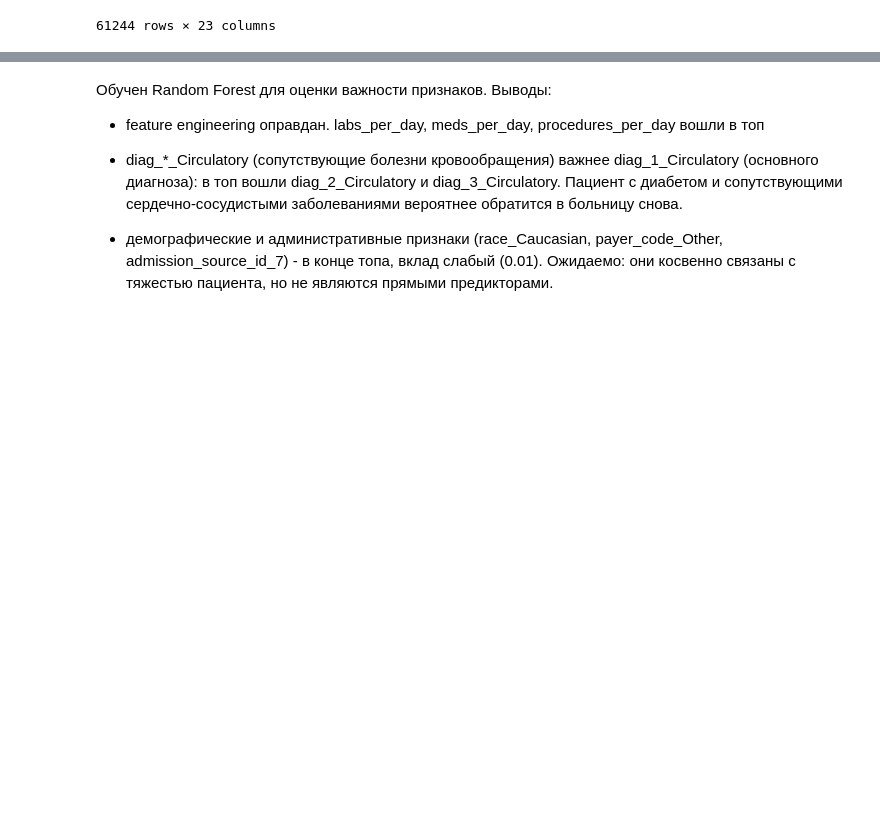
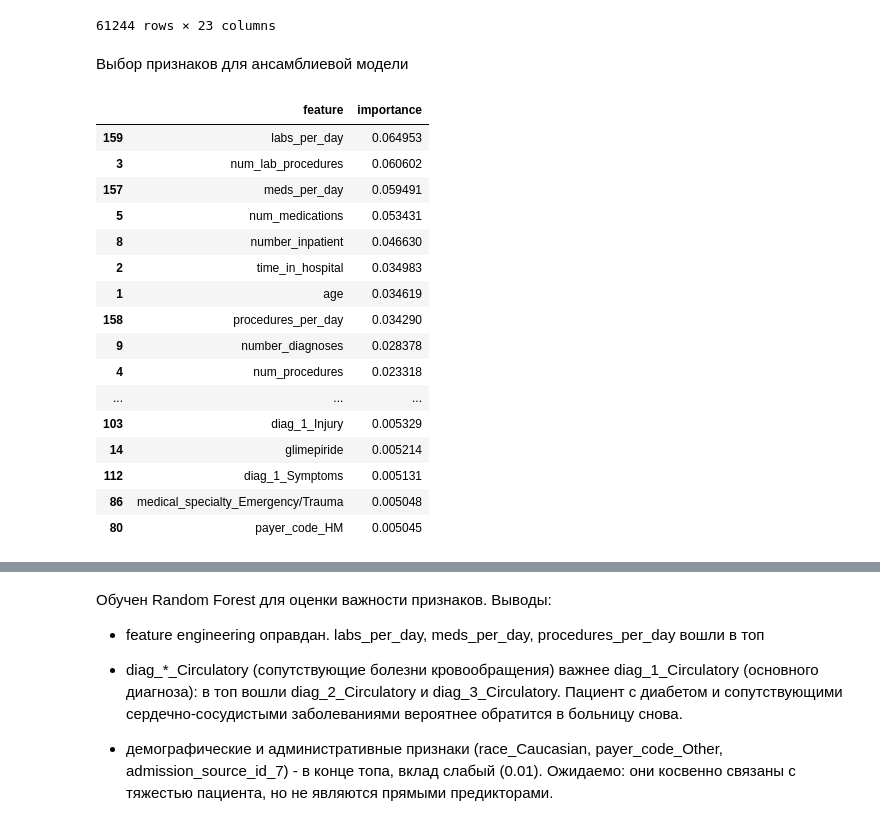
Before and after one commit to AlexanderSh11/diabetes-research, a Jupyter notebook: notebooks/feature_importance.ipynb, the cells around one changed output, grey strips where cells are left out. Drawn from its saved outputs; the diff is of its cells as text; code cells hidden in the pictures; blank space fills up the shorter version.

Commit message:
Выбор большего количества признаков для Catboost, подбор большего количества гиперпараметров для Catboost

```diff
--- a/notebooks/feature_importance.ipynb
+++ b/notebooks/feature_importance.ipynb
@@ -2,7 +2,9 @@
 import pandas as pd
 from sklearn.ensemble import RandomForestClassifier
 # %%
-IMPORTANCE_THRESHOLD = 0.01
+IMPORTANCE_THRESHOLD_LOGREG = 0.01
+
+IMPORTANCE_THRESHOLD_CATBOOST = 0.005
 
 RANDOM_STATE = 42
 
@@ -73,3 +77,27 @@ X_train[selected_features]
 | 61242 | 4.500000 | 0.038462 | 2.100000 | 0.6 | 1.0 | 1.50 | ... |
 | 61243 | 2.166667 | -1.192308 | 0.500000 | -1.2 | 0.0 | 0.50 | ... |
 61244 rows × 23 columns
+# %% [markdown]
+Выбор признаков для ансамблиевой модели
+# %%
+selected_features_catboost = rf_importance[rf_importance > IMPORTANCE_THRESHOLD_CATBOOST].index.tolist()
+
+importance_df.head(len(selected_features_catboost))
+# %% [output]
+|  | feature | importance |
+| 159 | labs_per_day | 0.064953 |
+| 3 | num_lab_procedures | 0.060602 |
+| 157 | meds_per_day | 0.059491 |
+| 5 | num_medications | 0.053431 |
+| 8 | number_inpatient | 0.046630 |
+| 2 | time_in_hospital | 0.034983 |
+| 1 | age | 0.034619 |
+| 158 | procedures_per_day | 0.034290 |
+| 9 | number_diagnoses | 0.028378 |
+| 4 | num_procedures | 0.023318 |
+| ... | ... | ... |
+| 103 | diag_1_Injury | 0.005329 |
+| 14 | glimepiride | 0.005214 |
+| 112 | diag_1_Symptoms | 0.005131 |
+| 86 | medical_specialty_Emergency/Trauma | 0.005048 |
+| 80 | payer_code_HM | 0.005045 |
```
Also changed, not shown: parts of 5 cells of this notebook, 1 other file.
